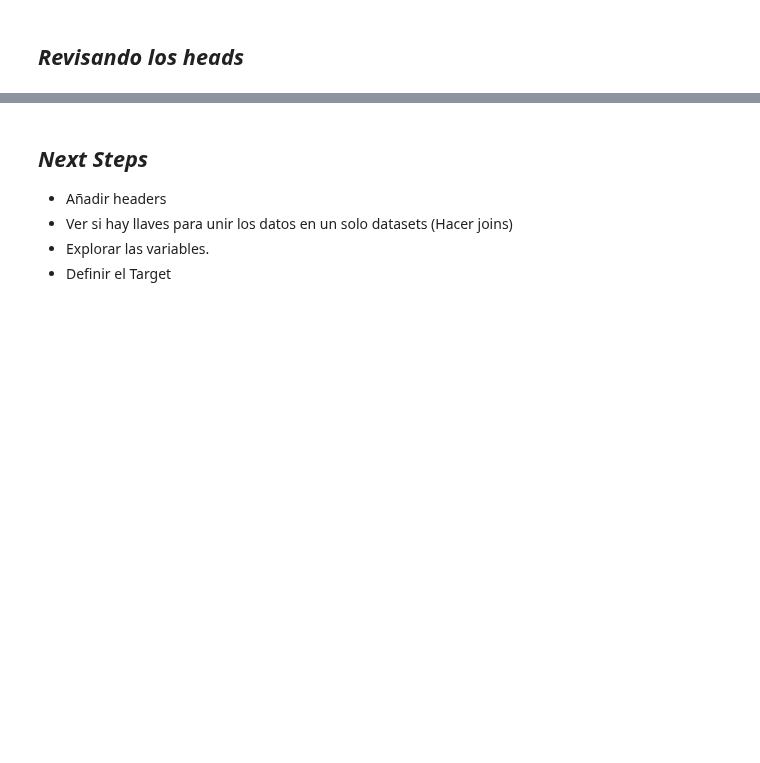
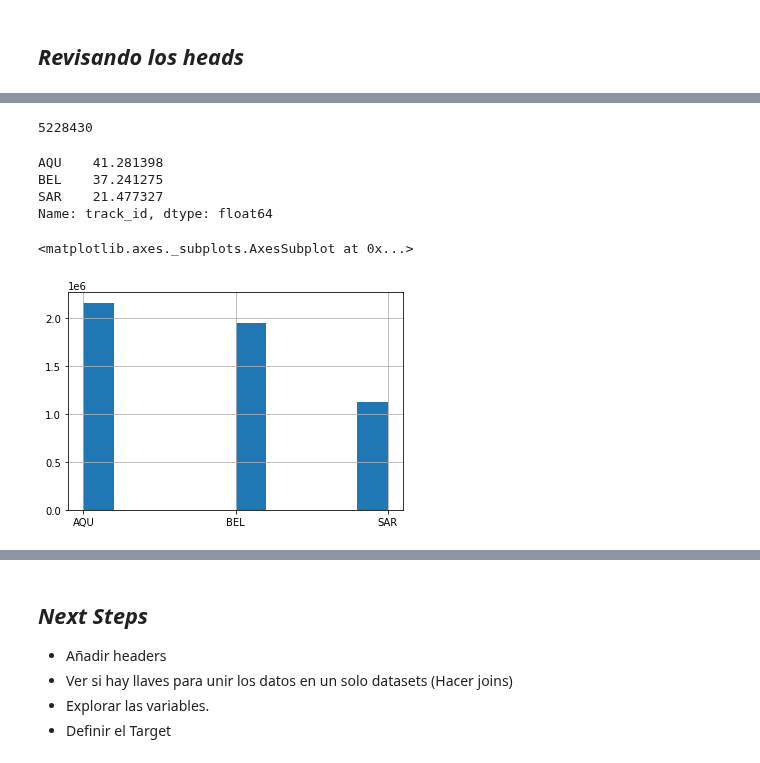
Before and after one commit to jsebastianquiroga/Big_Data-_Derby_2022_SI, a Jupyter notebook: Notebooks/Sistemas_Inteligentes.ipynb, the cells around one changed output, grey strips where cells are left out. Cells and saved outputs as stored; diff of their text form; code cells hidden in the pictures; blank space fills up the shorter version.

```diff
--- a/Notebooks/Sistemas_Inteligentes.ipynb
+++ b/Notebooks/Sistemas_Inteligentes.ipynb
@@ -122,0 +125,3 @@ memory usage: 718.0+ MB
+# %%
+nyra_2019 = nyra_2019.drop(['latitude', 'longitude', 'trakus_index'], axis=1)
+nyra_2019
@@ -140,0 +144,16 @@ nyra_2019['nyra_2019']
+# %%
+nyra_2019['track_id'].count()
+# %% [output]
+5228430
+# %%
+nyra_2019['track_id'].value_counts(normalize=True) * 100
+# %% [output]
+AQU    41.281398
+BEL    37.241275
+SAR    21.477327
+Name: track_id, dtype: float64
+# %%
+nyra_2019['track_id'].hist()
+# %% [output]
+<matplotlib.axes._subplots.AxesSubplot at 0x...>
+[figure, added]
```
Also changed, not shown: parts of 23 cells of this notebook.
